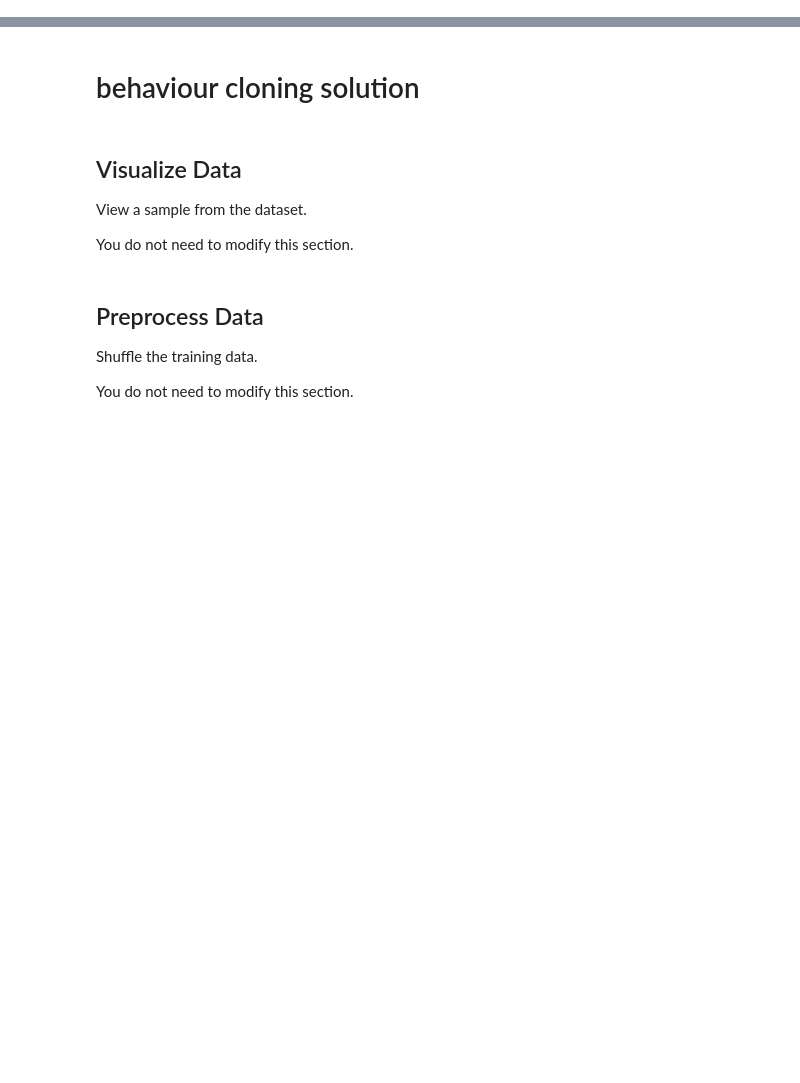
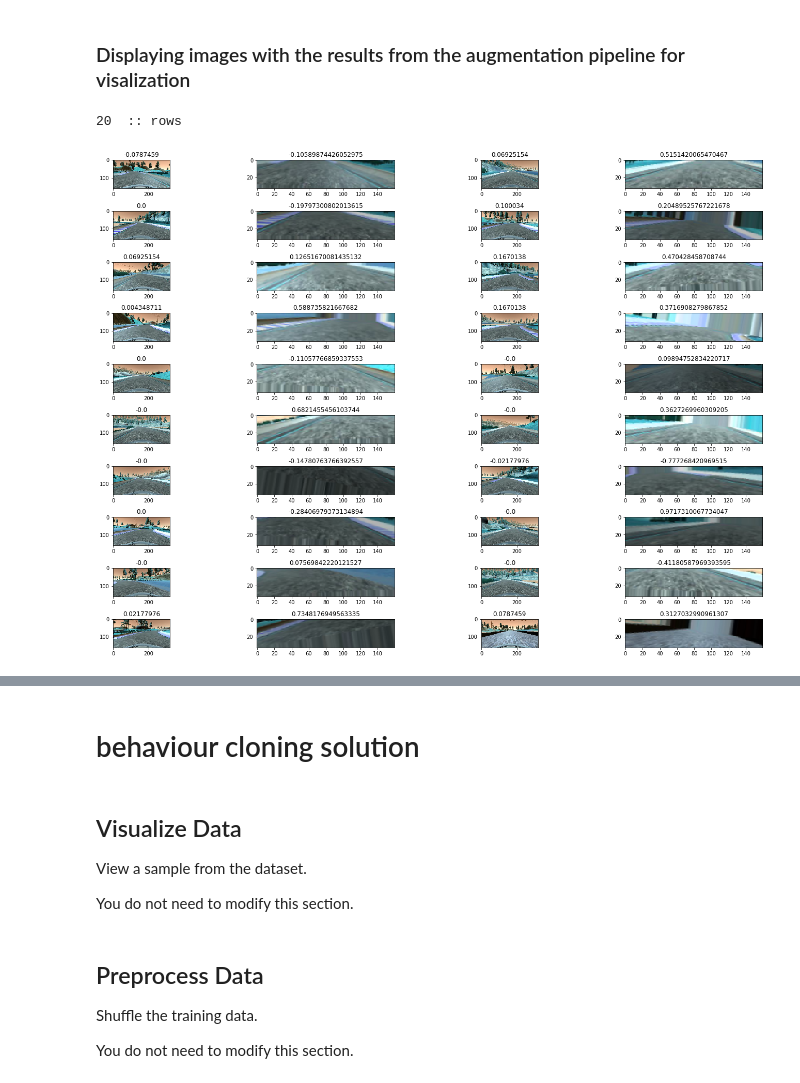
Before and after one commit to rbcorx/CarND-Behavioral-Cloning-P3, a Jupyter notebook: test.ipynb, the cells around one changed output, grey strips where cells are left out. Saved outputs shown, nothing was run; the diff lists cells and outputs as text; code cells hidden in the pictures; blank space fills up the shorter version.

```diff
--- a/test.ipynb
+++ b/test.ipynb
@@ -143,14 +144,31 @@ plot_img(images_a[5])
+# %% [markdown]
+### Displaying images with the results from the augmentation pipeline for visalization
 # %%
+# displaying samples of
+
+i_st = random.randint(100, 3000)
+
+data_pl = data[i_st:i_st+20]
+print (len(data_pl), " :: rows")
+images, steers = extract_samples_from_rows(data_pl, fake=False, augment=True)
+
+change_settings(
+    DO_FILTER = False
+)
+
 # Image augmentations effects visualization
 
 fig = plt.figure(figsize=(20, 15))
 
 for i, el in enumerate(zip(images, steers)):
     img, angle = el
-    a=fig.add_subplot(len(images)//2+1,2,(i+1))
+    a=fig.add_subplot(len(images)//4+1,4,(i+1))
     imgplot = plt.imshow(img)
     a.set_title(str(angle))
 plt.tight_layout()
+# %% [output]
+20  :: rows
+[figure, added]
 # %%
 import pandas as pd
 column_names = ['center', 'left', 'right',
```
Also changed, not shown: parts of 30 cells of this notebook, 15 other files.
